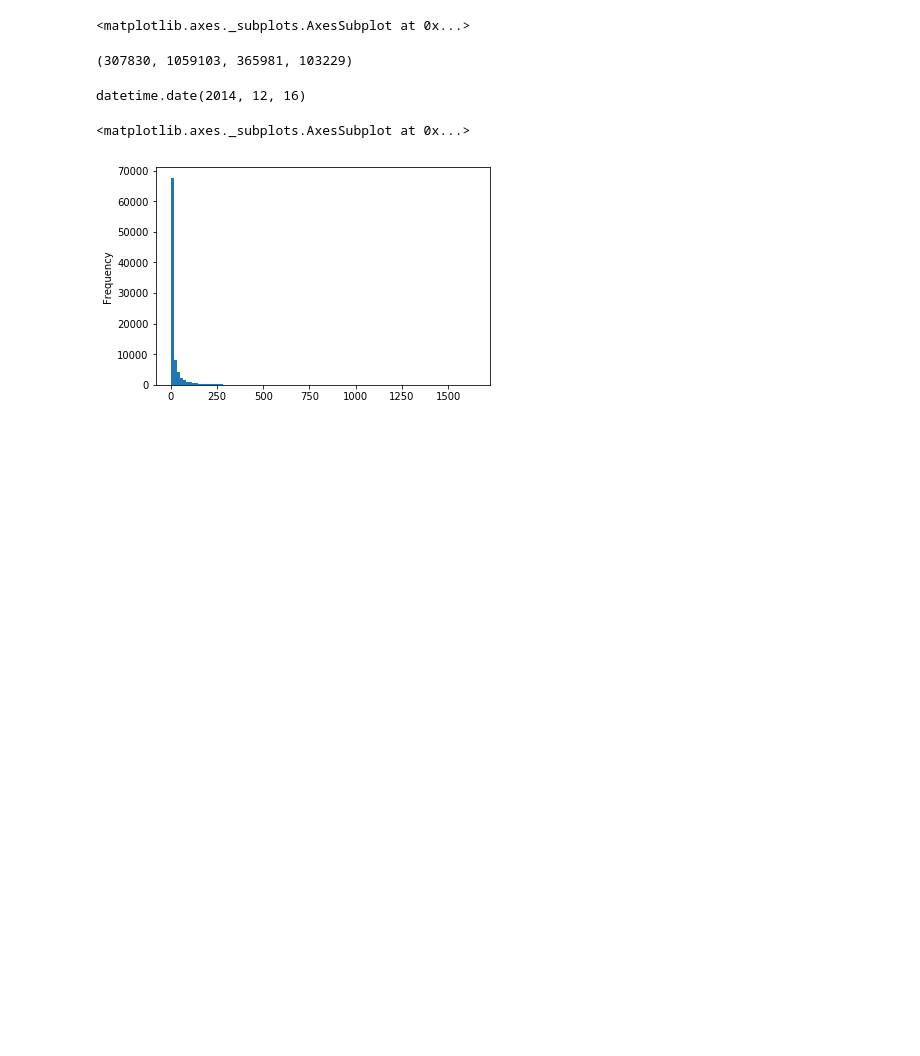
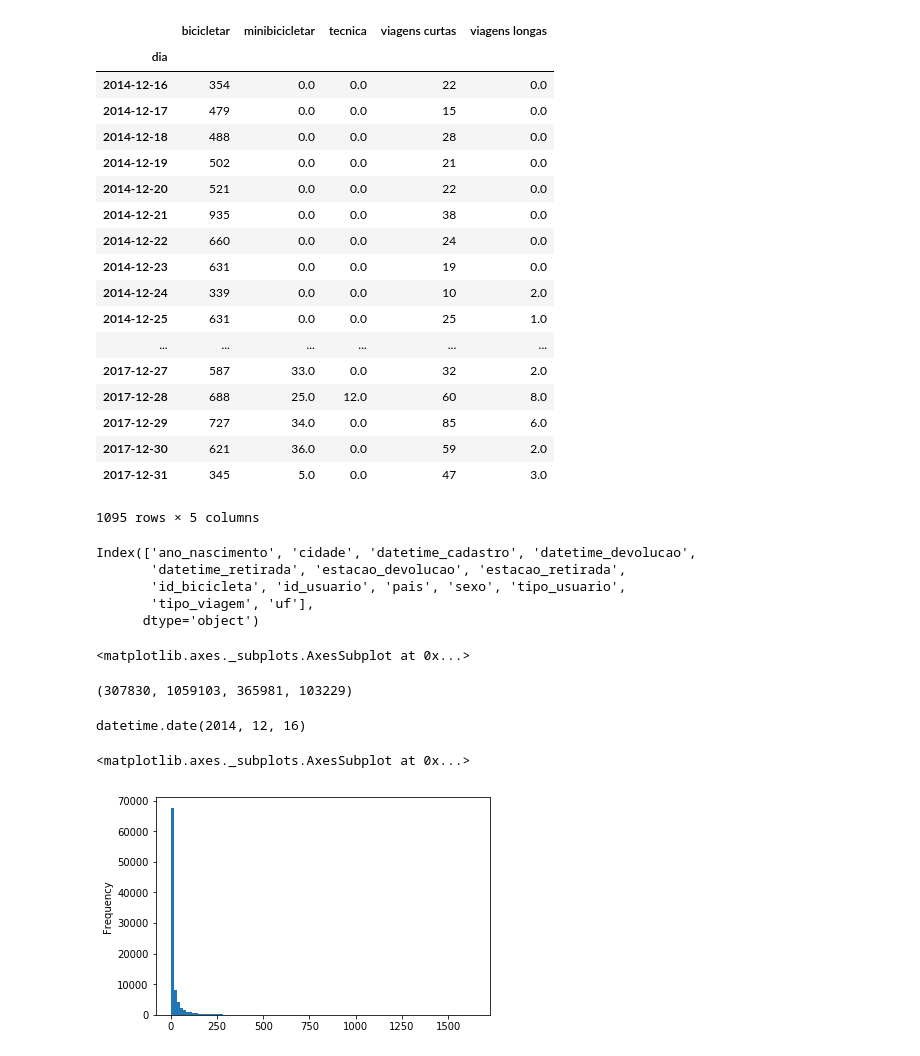
Before and after one commit to omadson/PhD, a Jupyter notebook: notebooks/create_new_datasets.ipynb, the cells around one changed output. Drawn from its saved outputs; the diff is of its cells as text; code cells hidden in the pictures; blank space fills up the shorter version.

```diff
--- a/notebooks/create_new_datasets.ipynb
+++ b/notebooks/create_new_datasets.ipynb
@@ -218,3 +170,33 @@ rides_per_sex_type
+# %%
+a
+# %% [output]
+|  | bicicletar | minibicicletar | tecnica | viagens curtas | viagens longas |
+| dia |  |  |  |  |  |
+| 2014-12-16 | 354 | 0.0 | 0.0 | 22 | 0.0 |
+| 2014-12-17 | 479 | 0.0 | 0.0 | 15 | 0.0 |
+| 2014-12-18 | 488 | 0.0 | 0.0 | 28 | 0.0 |
+| 2014-12-19 | 502 | 0.0 | 0.0 | 21 | 0.0 |
+| 2014-12-20 | 521 | 0.0 | 0.0 | 22 | 0.0 |
+| 2014-12-21 | 935 | 0.0 | 0.0 | 38 | 0.0 |
+| 2014-12-22 | 660 | 0.0 | 0.0 | 24 | 0.0 |
+| 2014-12-23 | 631 | 0.0 | 0.0 | 19 | 0.0 |
+| 2014-12-24 | 339 | 0.0 | 0.0 | 10 | 2.0 |
+| 2014-12-25 | 631 | 0.0 | 0.0 | 25 | 1.0 |
+| ... | ... | ... | ... | ... | ... |
+| 2017-12-27 | 587 | 33.0 | 0.0 | 32 | 2.0 |
+| 2017-12-28 | 688 | 25.0 | 12.0 | 60 | 8.0 |
+| 2017-12-29 | 727 | 34.0 | 0.0 | 85 | 6.0 |
+| 2017-12-30 | 621 | 36.0 | 0.0 | 59 | 2.0 |
+| 2017-12-31 | 345 | 5.0 | 0.0 | 47 | 3.0 |
+1095 rows × 5 columns
+# %%
+all_data.columns
+# %% [output]
+Index(['ano_nascimento', 'cidade', 'datetime_cadastro', 'datetime_devolucao',
+       'datetime_retirada', 'estacao_devolucao', 'estacao_retirada',
+       'id_bicicleta', 'id_usuario', 'pais', 'sexo', 'tipo_usuario',
+       'tipo_viagem', 'uf'],
+      dtype='object')
 # %%
 # %% [output]
 <matplotlib.axes._subplots.AxesSubplot at 0x...>
```
Also changed, not shown: parts of 11 cells of this notebook, 2 other files.
